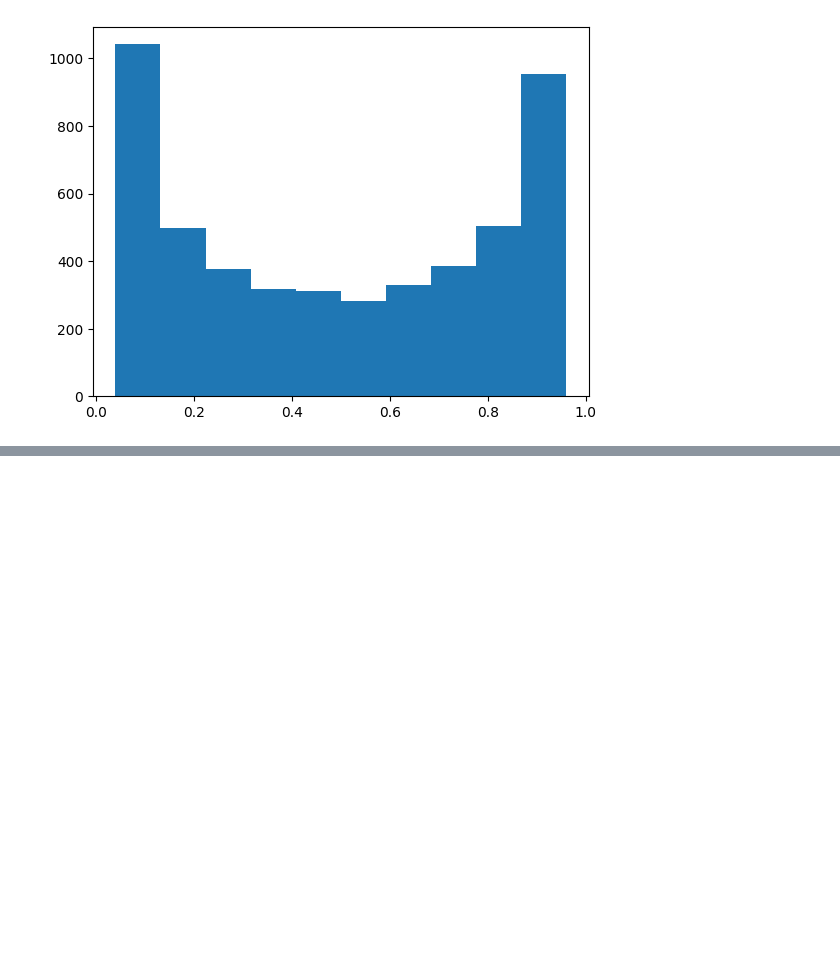
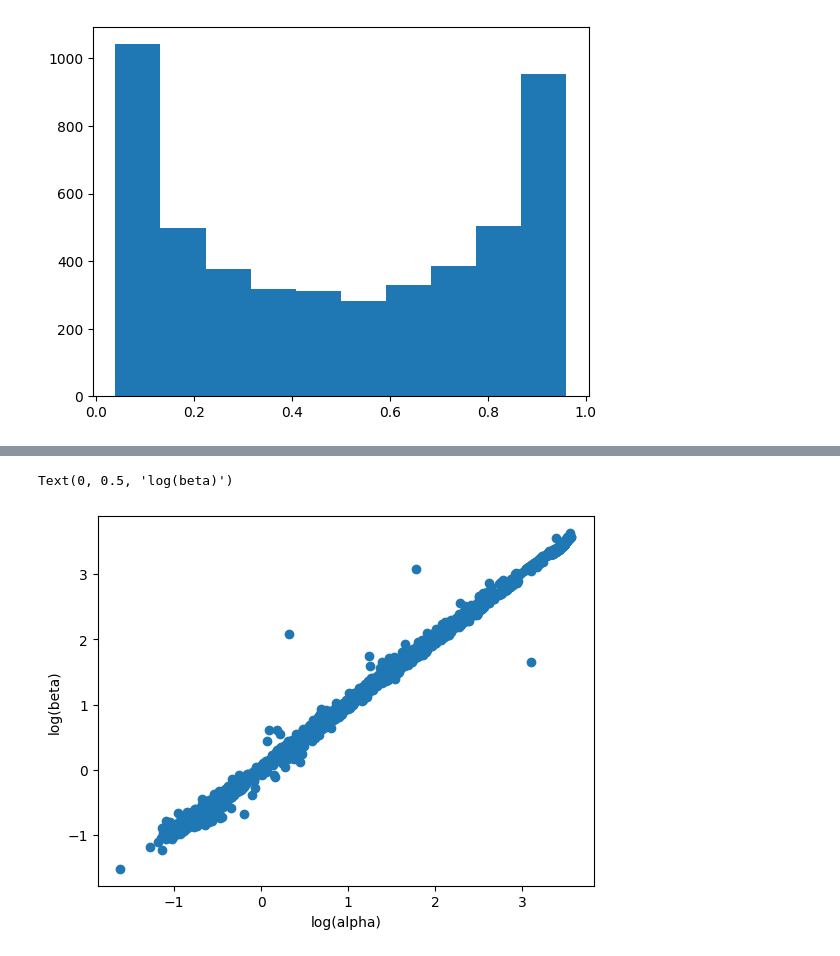
Before and after one commit to nhanvtran/directional-pixel-detectors, a Jupyter notebook: hit-position/train-1DA-Beta.ipynb, the cells around one changed output, grey strips where cells are left out. Cells and saved outputs as stored; diff of their text form; code cells hidden in the pictures; blank space fills up the shorter version.

```diff
--- a/hit-position/train-1DA-Beta.ipynb
+++ b/hit-position/train-1DA-Beta.ipynb
@@ -165,9 +173,9 @@ plt.show()
 # %%
 p_test = model.predict(X_test)
-df = pd.DataFrame(p_test,columns=['alpha1','beta1'])
+df = pd.DataFrame(p_test,columns=['par1','par2'])
 df['Atrue'] = y_test*pi
-df['alpha'] = minval+tf.math.softplus(df['alpha1'])
-df['beta'] = minval+tf.math.softplus(df['beta1'])
+df['alpha'] = param_transform(df['par1'])
+df['beta'] = param_transform(df['par2'])
 df['mean'] = df['alpha']/(df['alpha']+df['beta'])*pi
 df['mode'] = (df['alpha']-1)/(df['alpha']+df['beta']-2)*pi
 df['sigma'] = tf.math.sqrt(df['alpha']*df['beta']/((df['alpha']+df['beta'])*(df['alpha']+df['beta'])*(df['alpha']+df['beta']+1)))*pi
@@ -208,3 +216,10 @@ plt.show()
+# %%
+plt.scatter(np.log(df['alpha']),np.log(df['beta']))
+plt.xlabel('log(alpha)')
+plt.ylabel('log(beta)')
+# %% [output]
+Text(0, 0.5, 'log(beta)')
+[figure, added]
 # %%
 plt.hist(df['Atrue'],bins=np.linspace(0,pi,50),histtype='step',label='truth')
 plt.hist(df['mean'],bins=np.linspace(0,pi,50),histtype='step',label='mean')
```
Also changed, not shown: parts of 13 cells of this notebook.
